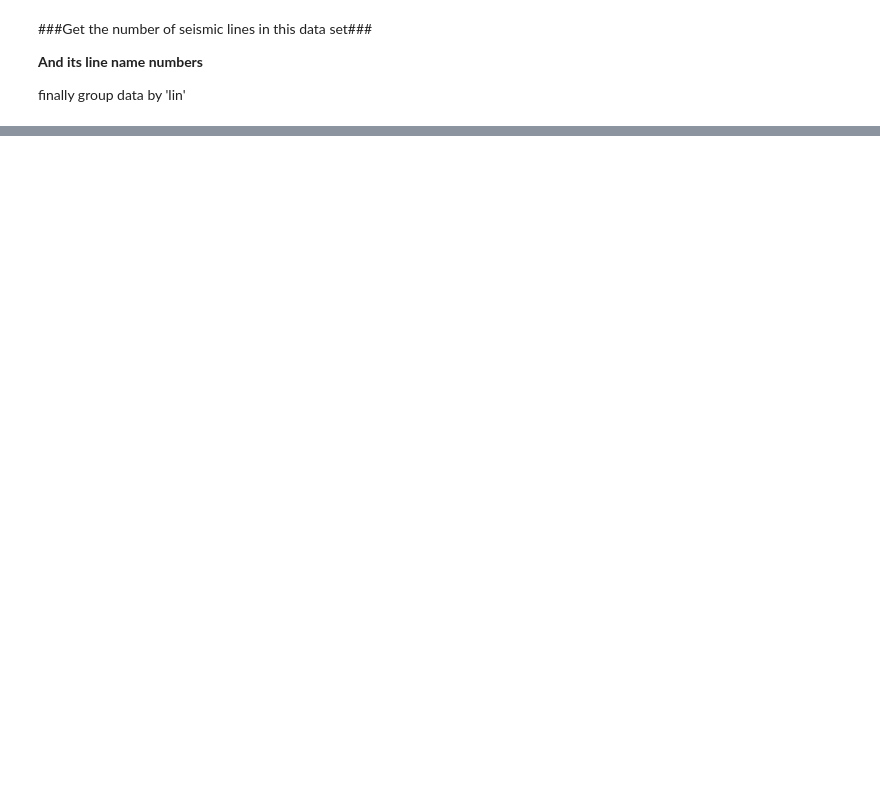
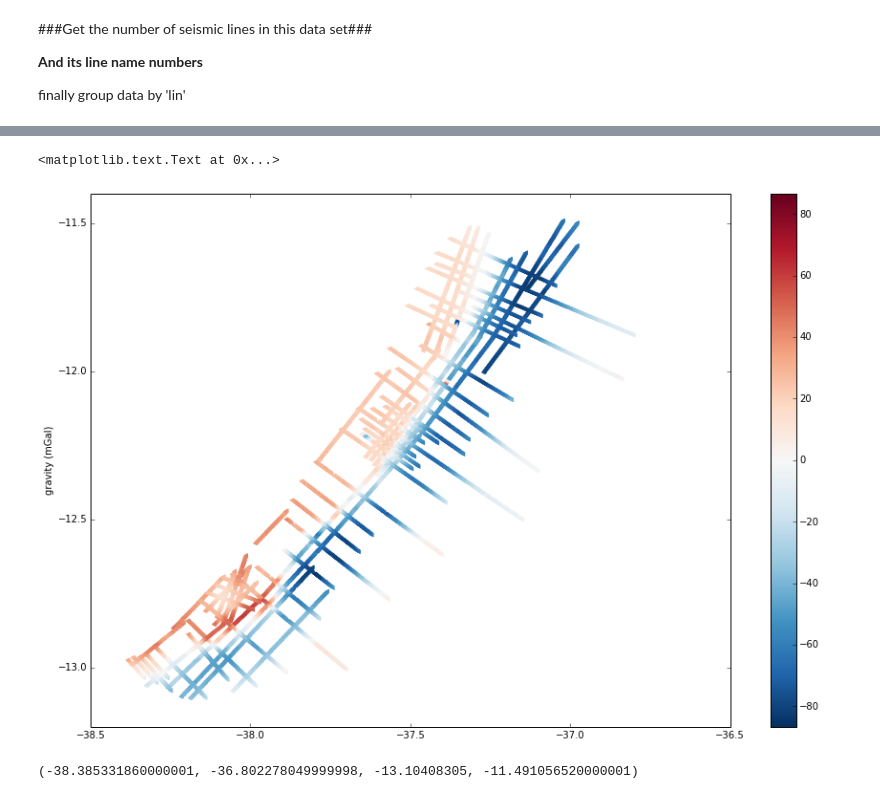
Before and after one commit to eusoubrasileiro/geonumerics, a Jupyter notebook: ipython_notebooks/Fatiando Correção Ar-livre Bahia Norte J..ipynb, the cells around one changed output, grey strips where cells are left out. Saved outputs shown, nothing was run; the diff lists cells and outputs as text; code cells hidden in the pictures; blank space fills up the shorter version.

```diff
--- a/ipython_notebooks/Fatiando Correção Ar-livre Bahia Norte J..ipynb
+++ b/ipython_notebooks/Fatiando Correção Ar-livre Bahia Norte J..ipynb
@@ -132,0 +177,13 @@ dtype('float64')
+# %%
+figure(figsize=(15, 10))
+lon, lat = data['longsad69'].values, data['latsad69'].values
+area = (np.nanmin(lon), np.nanmax(lon), np.nanmin(lat), np.nanmax(lat))
+colors = (data['freeair gravity'].values)
+amp = np.nanmax(np.abs(data['freeair gravity'].values))
+cNorm  = plt.matplotlib.colors.Normalize(vmin=-amp, vmax=amp)
+scatter(lon, lat, c=colors, marker='<', norm=cNorm, edgecolor='none', cmap=mpl.cm.RdBu_r)
+colorbar()
+ylabel('gravity (mGal)')
+# %% [output]
+<matplotlib.text.Text at 0x...>
+[figure, added]
@@ -132,0 +206,4 @@ dtype('float64')
+# %%
+area
+# %% [output]
+(-38.385331860000001, -36.802278049999998, -13.10408305, -11.491056520000001)
```
Also changed, not shown: parts of 33 cells of this notebook.
